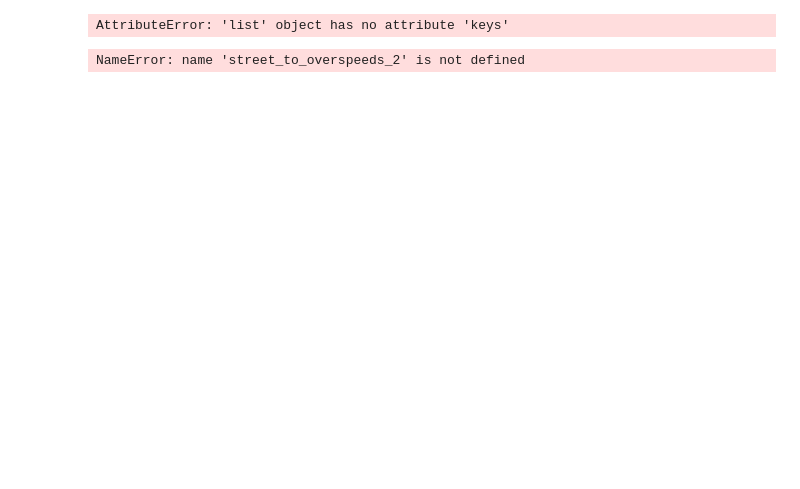
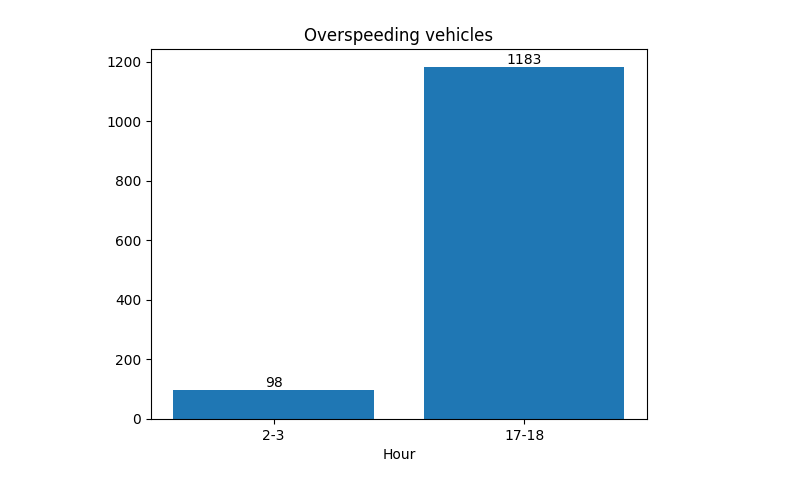
Before and after one commit to SzymonM213/warsaw-bus-analysis, a Jupyter notebook: visualization/overspeed_plot.ipynb, the cells around one changed output. Cells and saved outputs as stored; diff of their text form; code cells hidden in the pictures; blank space fills up the shorter version.

Commit message:
Add overspeed visualisation

```diff
--- a/visualization/overspeed_plot.ipynb
+++ b/visualization/overspeed_plot.ipynb
@@ -9,10 +7,14 @@ KeyboardInterrupt:
-# %%
-print('Total number of overspeeding vehicles between 17 and 18:', overspeeding_vehicles_17)
-plot_overspeeds(street_to_overspeeds_17, 'Overspeeding vehicles at 17', 10)
-# %% [output]
-AttributeError: 'list' object has no attribute 'keys'
-# %%
-print('Total number of overspeeding vehicles between 2 and 3:', overspeeding_vehicles_2)
-plot_overspeeds(street_to_overspeeds_2, 'Overspeeding vehicles at 2', 10)
-# %% [output]
-NameError: name 'street_to_overspeeds_2' is not defined
+# %%
+import matplotlib.pyplot as plt
+
+x = ['2-3', '17-18']
+y = [overspeeding_vehicles_2, overspeeding_vehicles_17]
+
+plt.bar(x, y)
+for i in range(len(x)):
+    plt.text(i, y[i], str(y[i]), ha='center', va='bottom')
+plt.title('Overspeeding vehicles')
+plt.xlabel('Hour')
+plt.show()
+# %% [output]
+[figure, added]
```
Also changed, not shown: parts of 5 cells of this notebook, 1 other file.
